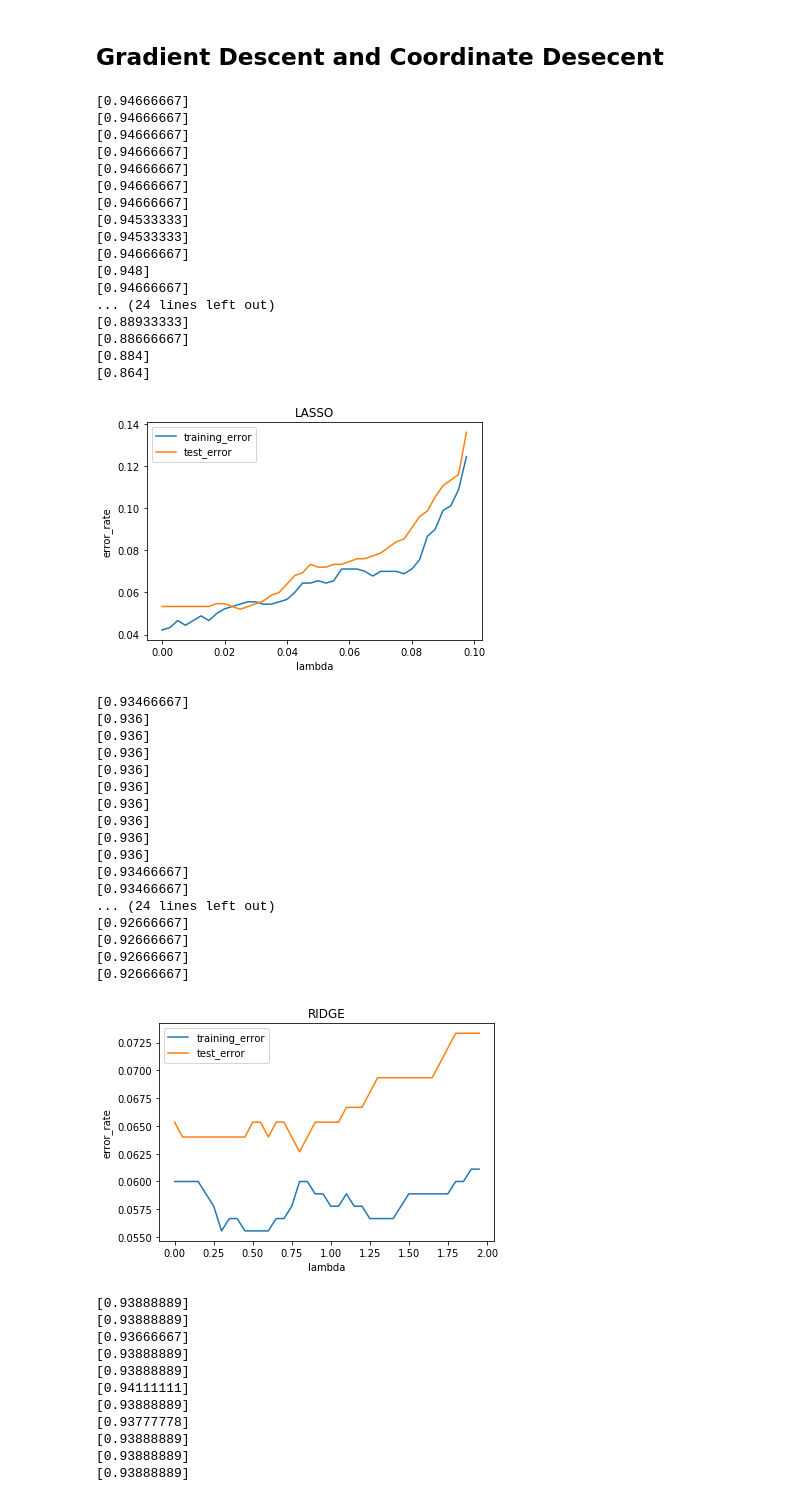
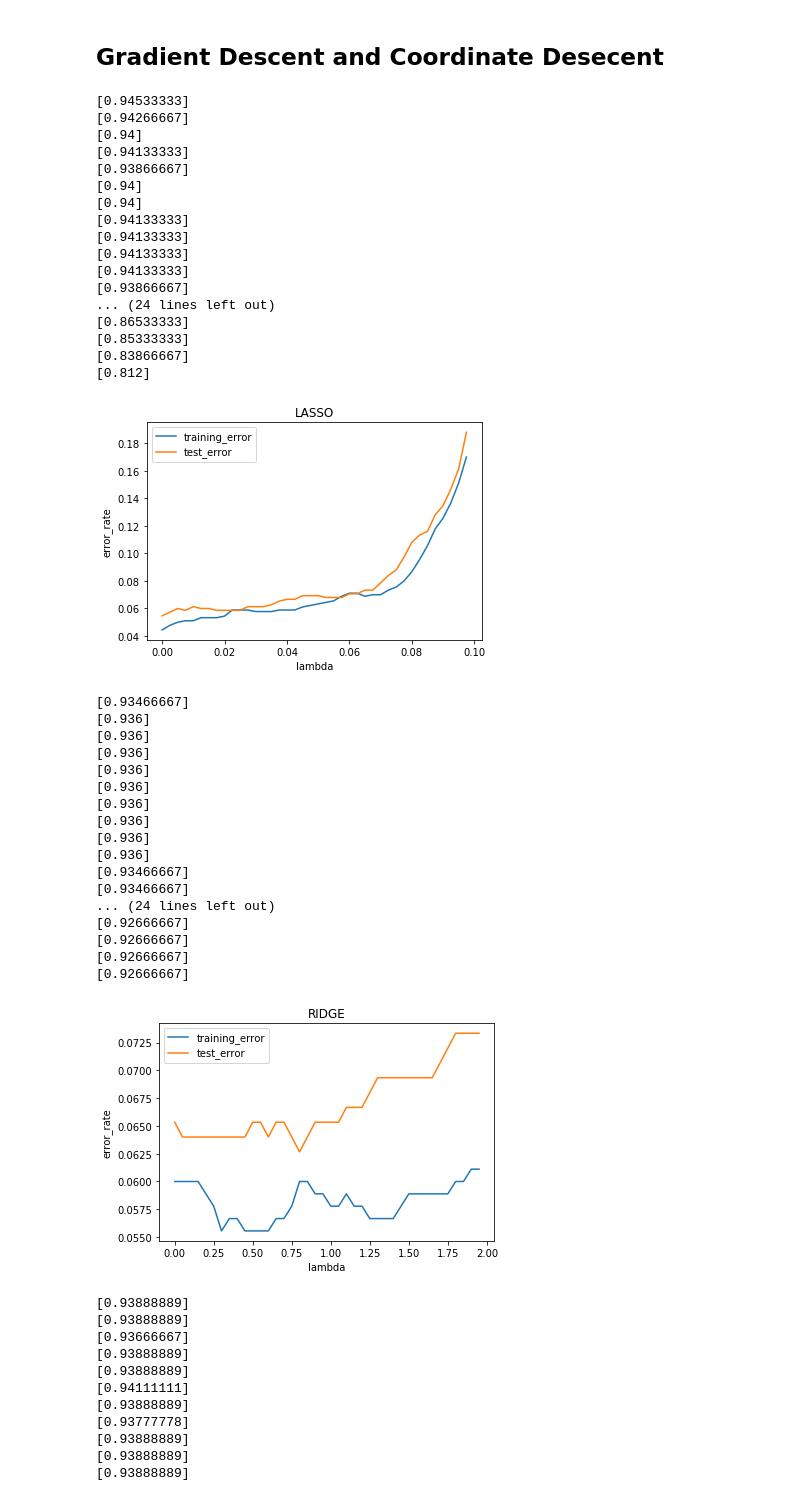
Before and after one commit to NizarGhandri/fonts_recognition, a Jupyter notebook: homework_2/models.ipynb, the cells around one changed output. Saved outputs shown, nothing was run; the diff lists cells and outputs as text; code cells hidden in the pictures.

```diff
--- a/homework_2/models.ipynb
+++ b/homework_2/models.ipynb
@@ -189,40 +189,41 @@ def ISTA (starting_point, training_data, training_labels, eta, t, lambd):
 # %%
 def evaluate (descent, title, starting, eta, lambda_max, t):
     training_errors = []
     test_errors = []
     lambdas = np.arange(0, lambda_max, lambda_max/t)
     for lambd in lambdas:
         theta = descent(starting*np.ones((pixel_height*pixel_width, 1)), training_data, training_labels, eta, 100, lambd)
         tmp = test(theta, test_data, test_labels)
         print(tmp)
         training_errors.append(test(theta, training_data, training_labels))
         test_errors.append(tmp)
 
 
     plot(1-np.array(training_errors), 1-np.array(test_errors), lambdas, "lambda", title)
 
 
-evaluate(ISTA, "LASSO", 0.17, 0.1, 0.1, 40) #0.025 shows good lasso behavior
+#evaluate(ISTA, "LASSO", 0.17, 0.1, 0.1, 40) #0.025 shows good lasso behavior
+evaluate(ISTA, "LASSO", 0.001, 0.05, 0.1, 40)
 evaluate(gradient_descent_ridge, "RIDGE", 0.001, 0.01, 2, 40) #0.8 shows good ridge behavior
 # %% [output]
-[0.94666667]
-[0.94666667]
-[0.94666667]
-[0.94666667]
-[0.94666667]
-[0.94666667]
-[0.94666667]
 [0.94533333]
-[0.94533333]
-[0.94666667]
-[0.948]
-[0.94666667]
+[0.94266667]
+[0.94]
+[0.94133333]
+[0.93866667]
+[0.94]
+[0.94]
+[0.94133333]
+[0.94133333]
+[0.94133333]
+[0.94133333]
+[0.93866667]
 ... (24 lines left out)
-[0.88933333]
-[0.88666667]
-[0.884]
-[0.864]
+[0.86533333]
+[0.85333333]
+[0.83866667]
+[0.812]
-[figure, old version]
+[figure, new version]
 [0.93466667]
 [0.936]
 [0.936]
```
Also changed, not shown: parts of 5 cells of this notebook.
